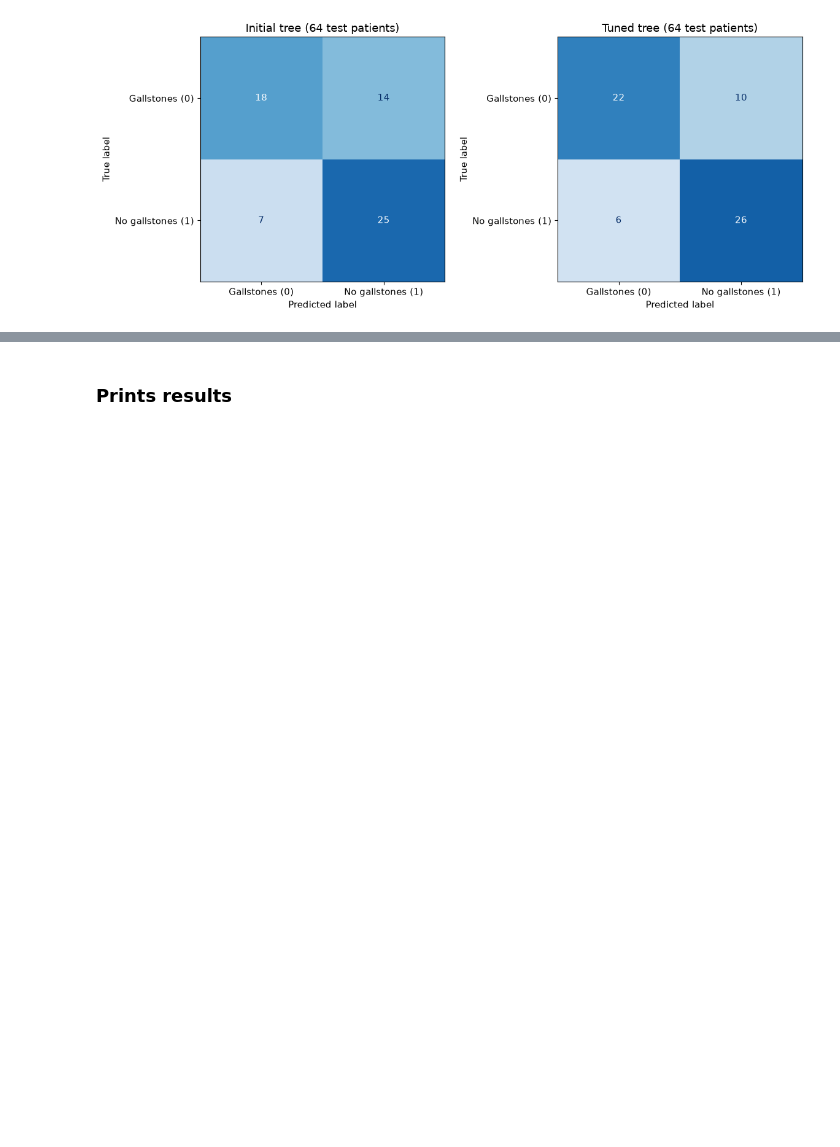
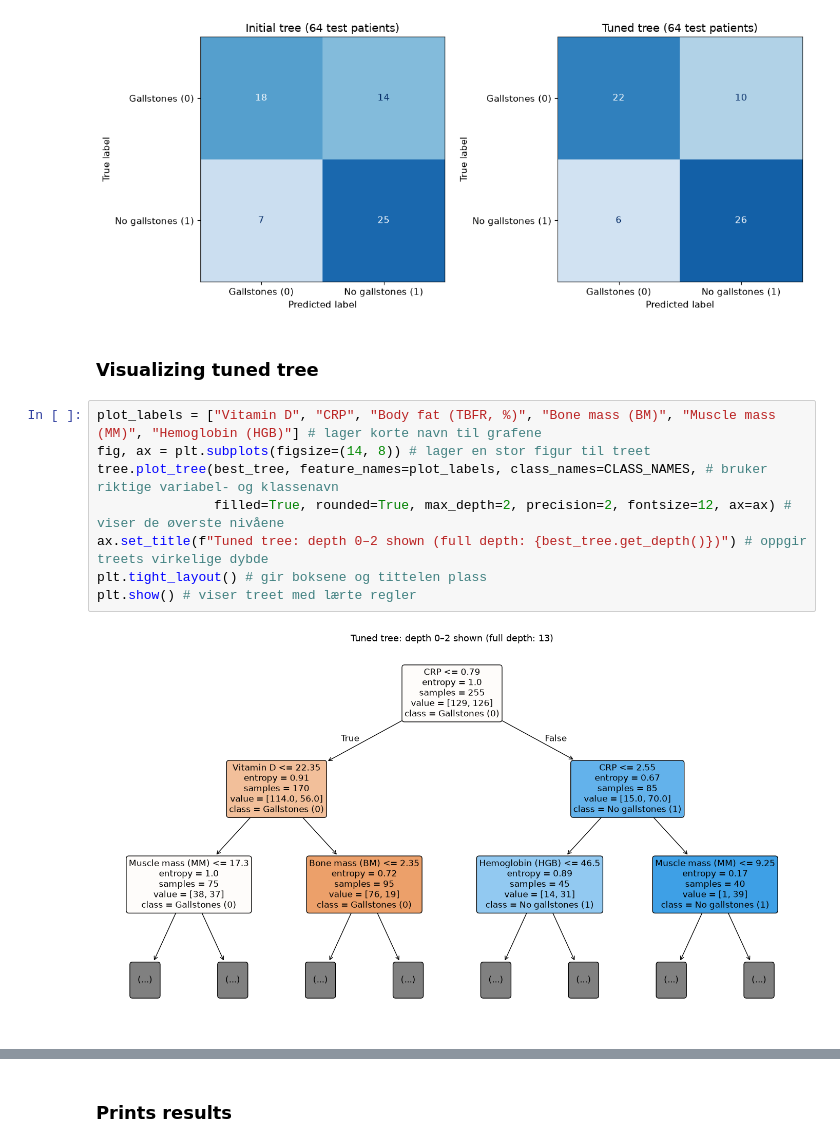
Before and after one commit to aaamainorg/dat540-group1, a Jupyter notebook: Model_decision_tree_dev.ipynb, the cells around one changed output, grey strips where cells are left out. Saved outputs shown, nothing was run; the diff lists cells and outputs as text; blank space fills up the shorter version.

Commit message:
visualizing tuned tree, tree depth and overfitting

```diff
--- a/Model_decision_tree_dev.ipynb
+++ b/Model_decision_tree_dev.ipynb
@@ -172,3 +172,15 @@ plt.tight_layout() # sørger for at navn og akser får plass
 plt.show() # viser begge matrisene
 # %% [output]
 [figure]
+# %% [markdown]
+### Visualizing tuned tree
+# %%
+plot_labels = ["Vitamin D", "CRP", "Body fat (TBFR, %)", "Bone mass (BM)", "Muscle mass (MM)", "Hemoglobin (HGB)"] # lager korte navn til grafene
+fig, ax = plt.subplots(figsize=(14, 8)) # lager en stor figur til treet
+tree.plot_tree(best_tree, feature_names=plot_labels, class_names=CLASS_NAMES, # bruker riktige variabel- og klassenavn
+               filled=True, rounded=True, max_depth=2, precision=2, fontsize=12, ax=ax) # viser de øverste nivåene
+ax.set_title(f"Tuned tree: depth 0–2 shown (full depth: {best_tree.get_depth()})") # oppgir treets virkelige dybde
+plt.tight_layout() # gir boksene og tittelen plass
+plt.show() # viser treet med lærte regler
+# %% [output]
+[figure, added]
```
Also changed, not shown: parts of 2 cells of this notebook.
